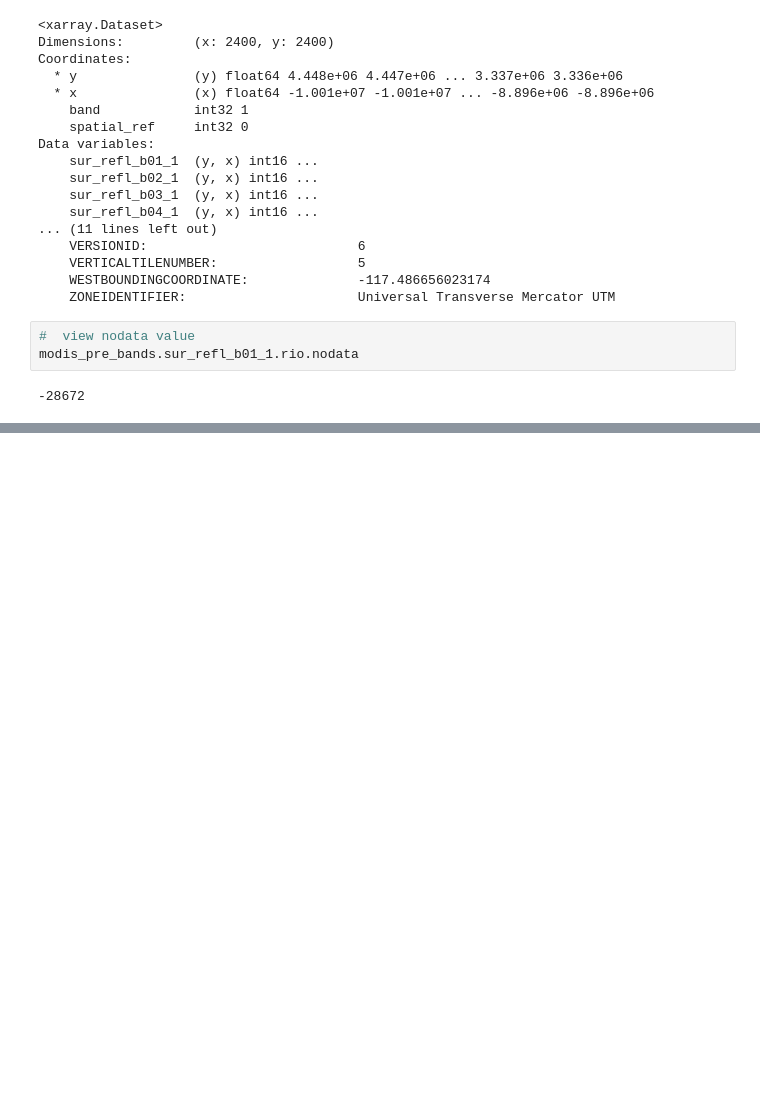
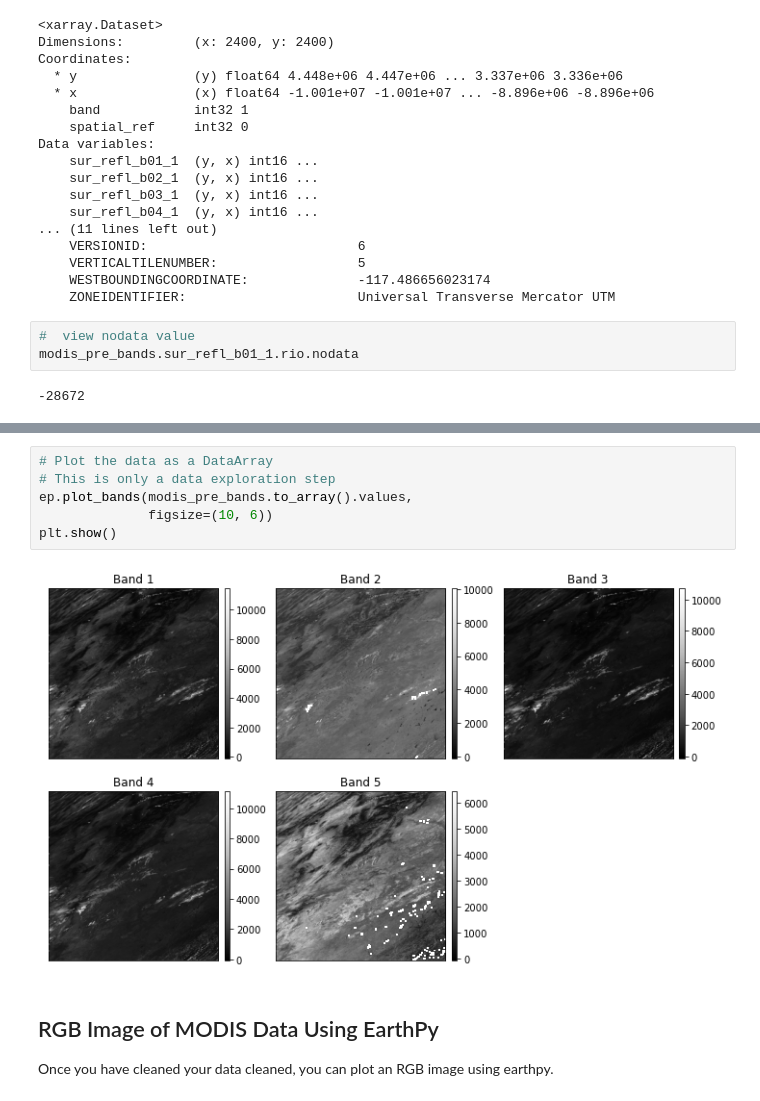
Before and after one commit to JosepAnSabate/jupyter_maps, a Jupyter notebook: earth_data_science/6_hierarchical_data_formats/ch_12_hdf4/2. Open and Use MODIS Data in HDF4 format in Open Source Python.ipynb, the cells around one changed output, grey strips where cells are left out. Drawn from its saved outputs; the diff is of its cells as text; blank space fills up the shorter version.

```diff
--- a/earth_data_science/6_hierarchical_data_formats/ch_12_hdf4/2. Open and Use MODIS Data in HDF4 format in Open Source Python.ipynb
+++ b/earth_data_science/6_hierarchical_data_formats/ch_12_hdf4/2. Open and Use MODIS Data in HDF4 format in Open Source Python.ipynb
@@ -238,0 +328,11 @@ modis_pre_bands.sur_refl_b01_1.rio.nodata
+# %%
+# Plot the data as a DataArray
+# This is only a data exploration step
+ep.plot_bands(modis_pre_bands.to_array().values,
+              figsize=(10, 6))
+plt.show()
+# %% [output]
+[figure, added]
+# %% [markdown]
+## RGB Image of MODIS Data Using EarthPy
+Once you have cleaned your data cleaned, you can plot an RGB image using earthpy.
```
Also changed, not shown: parts of 44 cells of this notebook.
